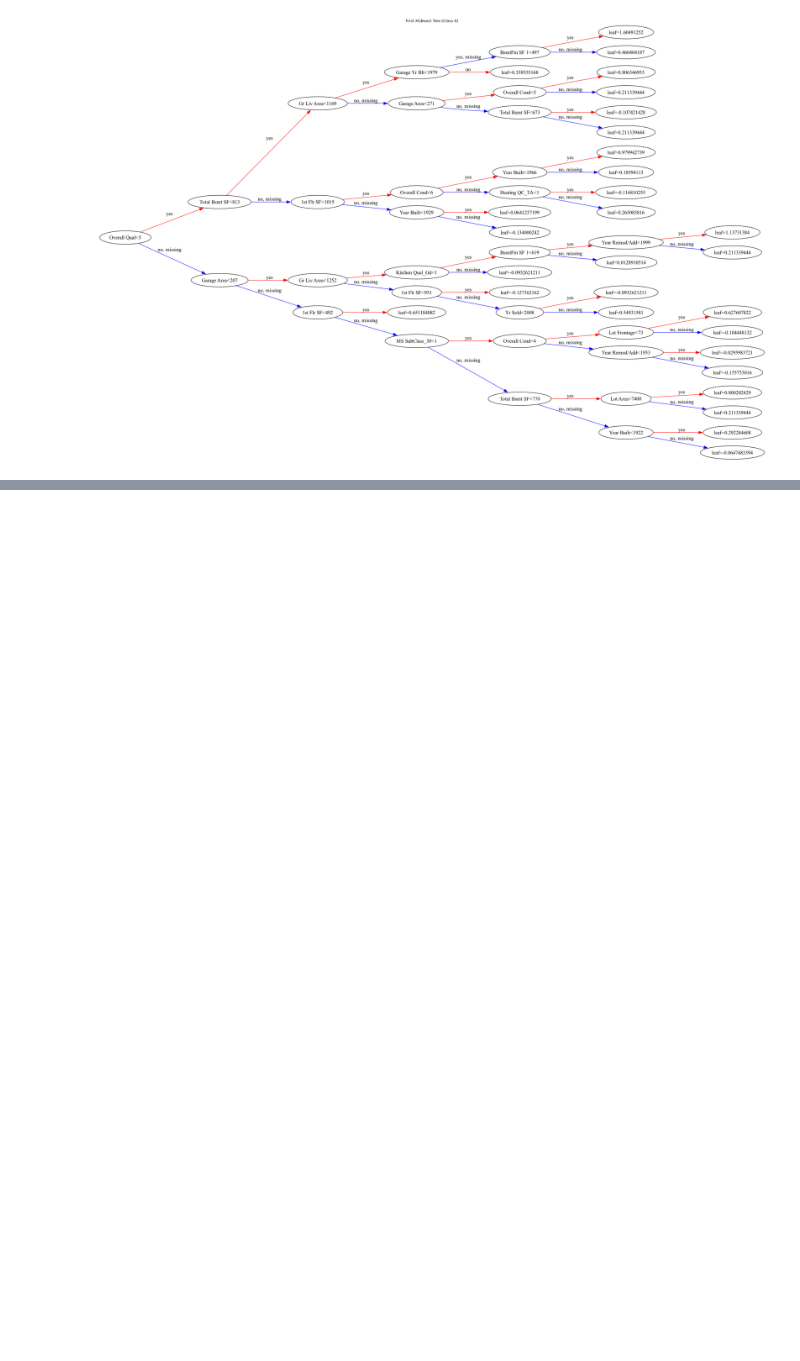
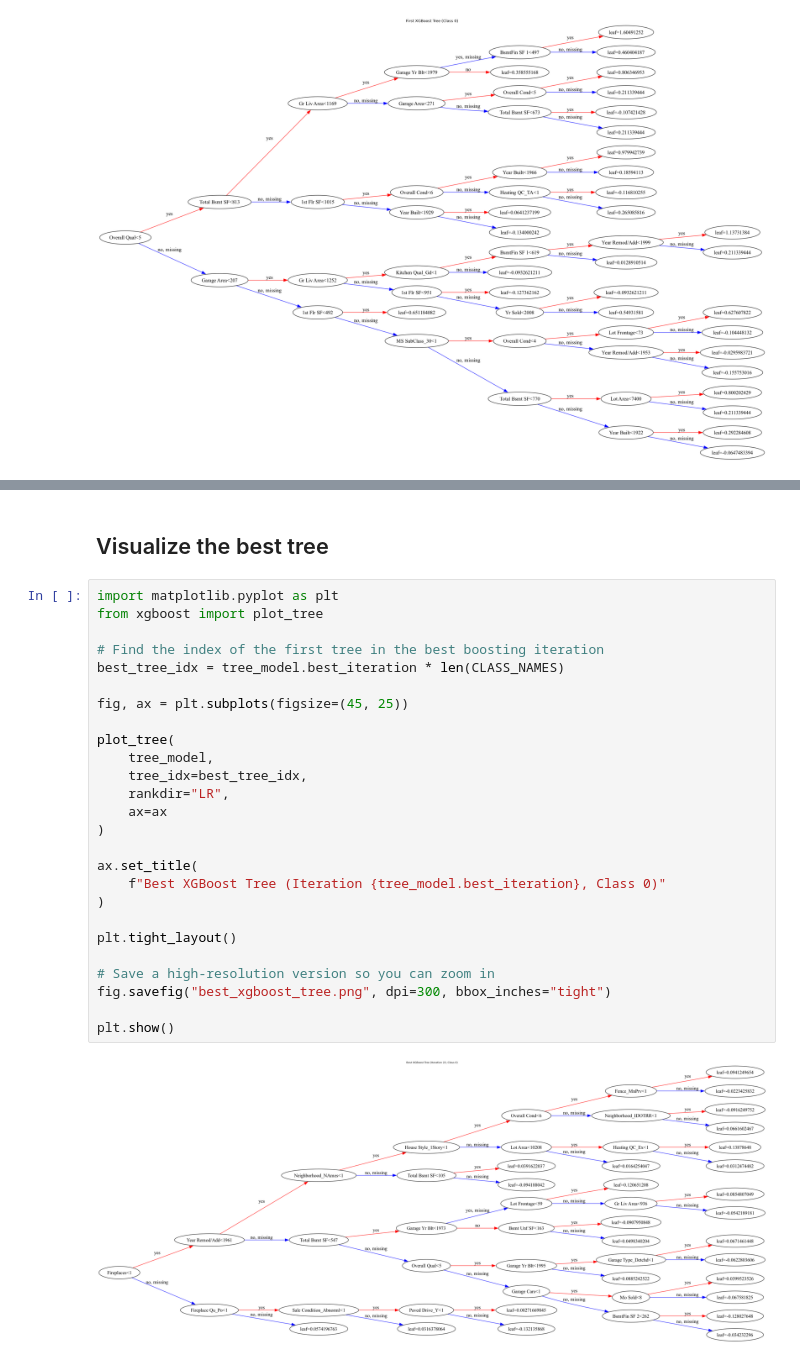
Before and after one commit to viragdiana/ML, a Jupyter notebook: lab-2-dia.ipynb, the cells around one changed output, grey strips where cells are left out. Saved outputs shown, nothing was run; the diff lists cells and outputs as text; blank space fills up the shorter version.

Commit message:
finished all the steps npw building finished model

```diff
--- a/lab-2-dia.ipynb
+++ b/lab-2-dia.ipynb
@@ -454,0 +491,30 @@ plt.show()
+# %% [markdown]
+## Visualize the best tree
+# %%
+import matplotlib.pyplot as plt
+from xgboost import plot_tree
+
+# Find the index of the first tree in the best boosting iteration
+best_tree_idx = tree_model.best_iteration * len(CLASS_NAMES)
+
+fig, ax = plt.subplots(figsize=(45, 25))
+
+plot_tree(
+    tree_model,
+    tree_idx=best_tree_idx,
+    rankdir="LR",
+    ax=ax
+)
+
+ax.set_title(
+    f"Best XGBoost Tree (Iteration {tree_model.best_iteration}, Class 0)"
+)
+
+plt.tight_layout()
+
+# Save a high-resolution version so you can zoom in
+fig.savefig("best_xgboost_tree.png", dpi=300, bbox_inches="tight")
+
+plt.show()
+# %% [output]
+[figure, added]
```
Also changed, not shown: parts of 27 cells of this notebook, 2 other files.
